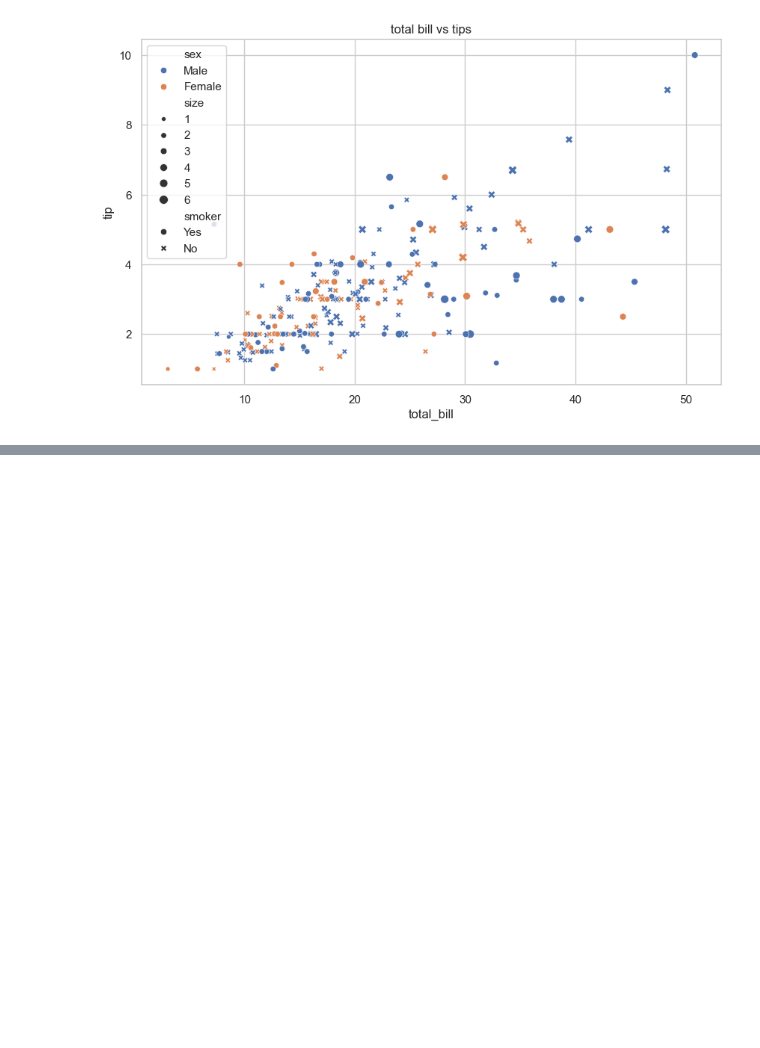
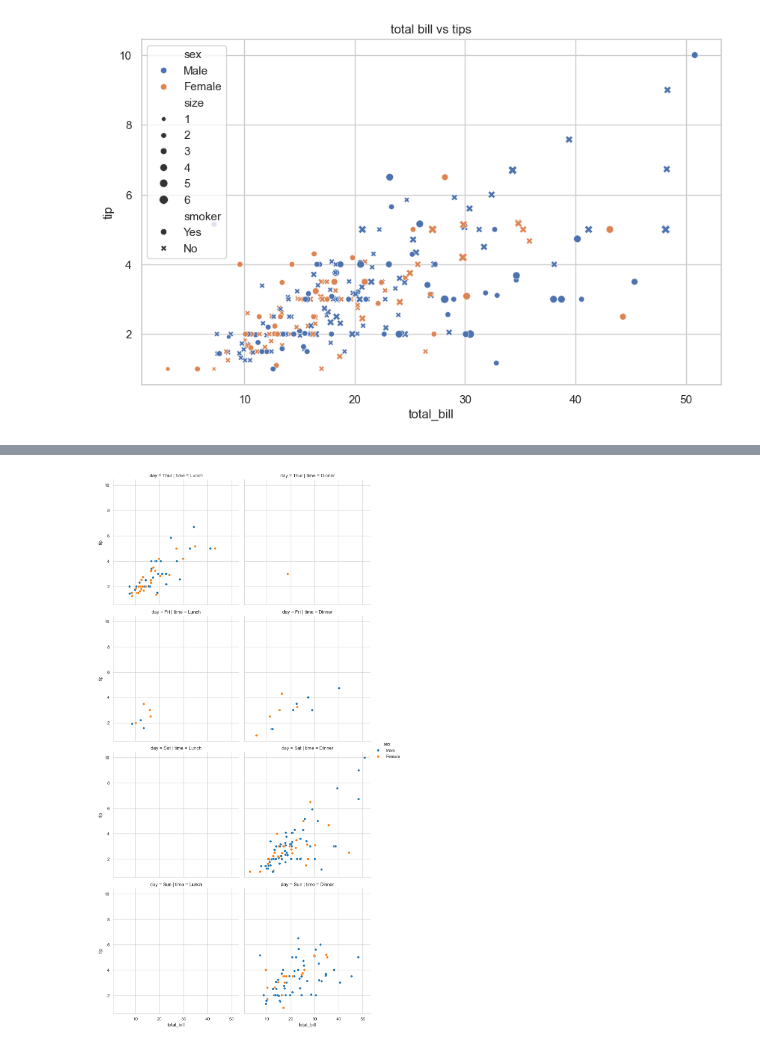
Before and after one commit to Pankaj-Str/Complete-Python-Mastery, a Jupyter notebook: 00 Lecture/lecture22/Seaborn_example01.ipynb, the cells around one changed output, grey strips where cells are left out. Drawn from its saved outputs; the diff is of its cells as text; code cells hidden in the pictures; blank space fills up the shorter version.

```diff
--- a/00 Lecture/lecture22/Seaborn_example01.ipynb
+++ b/00 Lecture/lecture22/Seaborn_example01.ipynb
@@ -89,0 +119,12 @@ plt.show()
+# %%
+# relplot
+
+sns.relplot(data=tips,
+            x="total_bill",
+            y="tip",
+            hue="sex",
+            col="time",
+            row="day")
+plt.show()
+# %% [output]
+[figure, added]
```
Also changed, not shown: parts of 6 cells of this notebook.
